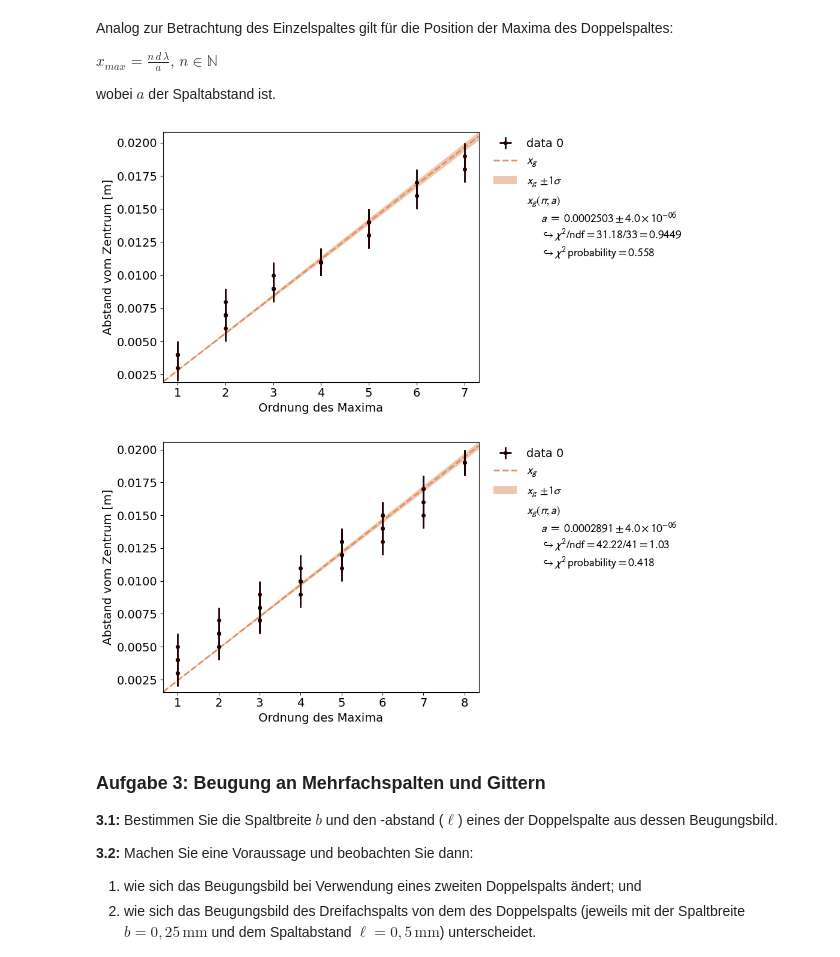
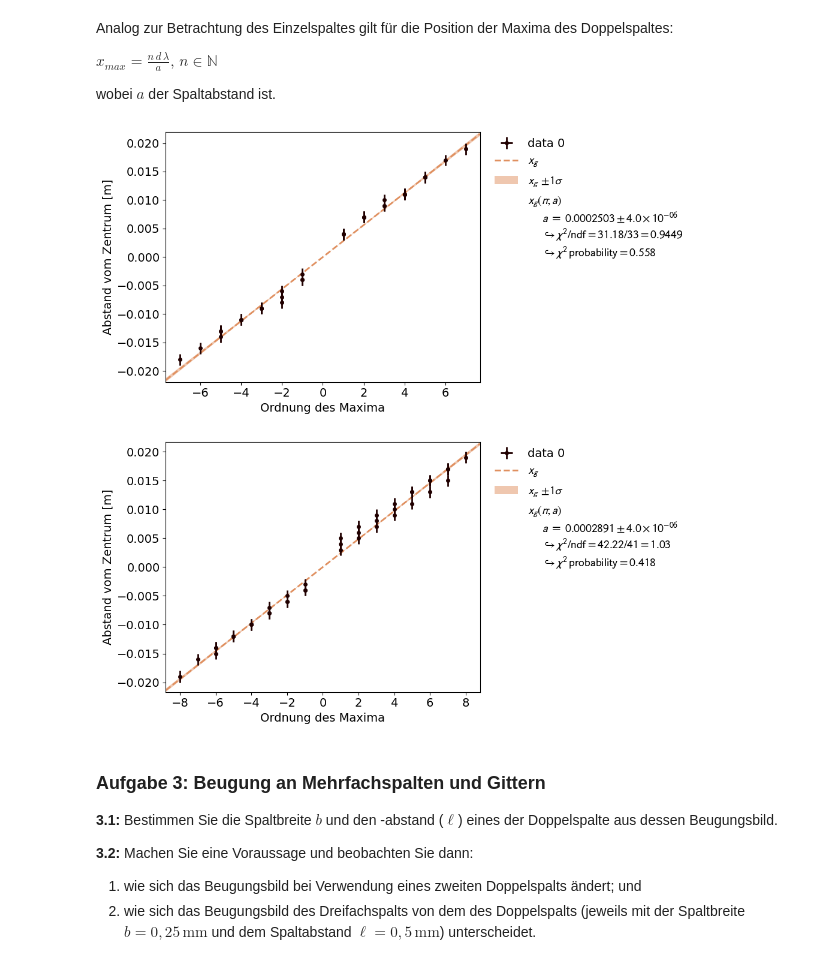
Before and after one commit to HerbertderGrosse/P2-sose-2024, a Jupyter notebook: Laser_Optik_Teil_A/Laser-Optik_Teil_A_Raphi.ipynb, the cells around one changed output. Saved outputs shown, nothing was run; the diff lists cells and outputs as text; code cells hidden in the pictures.

```diff
--- a/Laser_Optik_Teil_A/Laser-Optik_Teil_A_Raphi.ipynb
+++ b/Laser_Optik_Teil_A/Laser-Optik_Teil_A_Raphi.ipynb
@@ -307,8 +305,9 @@ def x_g(n,a):
     return n*lrot*d/a
 
 nss = [[n for n in range(1,len(element)+1)] for element in all]
+nss_neg = [[-n for n in range(1,len(element)+1)] for element in all]
 d = 1.11
-nss = nss[0]+nss[1]+nss[2]+nss[3]+nss[4]+nss[5]
+nss = nss[0]+nss_neg[1]+nss[2]+nss_neg[3]+nss[4]+nss_neg[5]
 Fit=kafe2.XYContainer(nss,all[0]+all[1]+all[2]+all[3]+all[4]+all[5])
 Fit.add_error(axis='y',err_val=0.001)
 
@@ -321,35 +320,36 @@ Fit=kafe2.Plot(Fit2)
 Fit.plot()
 plt.show()
 # %% [output]
-[figure, old version]
+[figure, new version]
 # %%
 dist_steg_r = [0.004,0.006,0.008,0.010,0.013,0.015,0.017,0.019]
-dist_steg_l = [0.004,0.006,0.008,0.010,0.012,0.015]
+dist_steg_l = [-0.004,-0.006,-0.008,-0.010,-0.012,-0.015]
 
 dist_steg_2_r = [0.003,0.005,0.007,0.009,0.011,0.013,0.015]
-dist_steg_2_l =[0.004,0.006,0.008,0.010,0.012,0.014,0.016,0.019]
+dist_steg_2_l =[-0.004,-0.006,-0.008,-0.010,-0.012,-0.014,-0.016,-0.019]
 
 dist_steg_3_r = [0.005,0.007,0.009,0.011,0.013,0.015,0.017]
-dist_steg_3_l =[0.003,0.005,0.007,0.010,0.012,0.014]
+dist_steg_3_l = [-0.003,-0.005,-0.007,-0.010,-0.012,-0.014]
 # %%
 all2 = [dist_steg_r,dist_steg_l,dist_steg_2_r,dist_steg_2_l,dist_steg_3_r,dist_steg_3_l]
 
 nss = [[n for n in range(1,len(element)+1)] for element in all2]
+nss_neg = [[-n for n in range(1,len(element)+1)] for element in all2]
 d = 1.11
-nss = nss[0]+nss[1]+nss[2]+nss[3]+nss[4]+nss[5]
+nss = nss[0]+nss_neg[1]+nss[2]+nss_neg[3]+nss[4]+nss_neg[5]
 Fit=kafe2.XYContainer(nss,all2[0]+all2[1]+all2[2]+all2[3]+all2[4]+all2[5])
 Fit.add_error(axis='y',err_val=0.001)
 
 Fit.axis_labels=['Ordnung des Maxima','Abstand vom Zentrum [m]']
 
 Fit2=kafe2.Fit(Fit,x_g)
 Fit2.do_fit()
 
 Fit=kafe2.Plot(Fit2)
 Fit.plot()
 plt.show()
 # %% [output]
-[figure, old version]
+[figure, new version]
 # %% [markdown]
 ### **Aufgabe 3: Beugung an Mehrfachspalten und Gittern**
 
```
Also changed, not shown: parts of 9 cells of this notebook, 3 other files.
